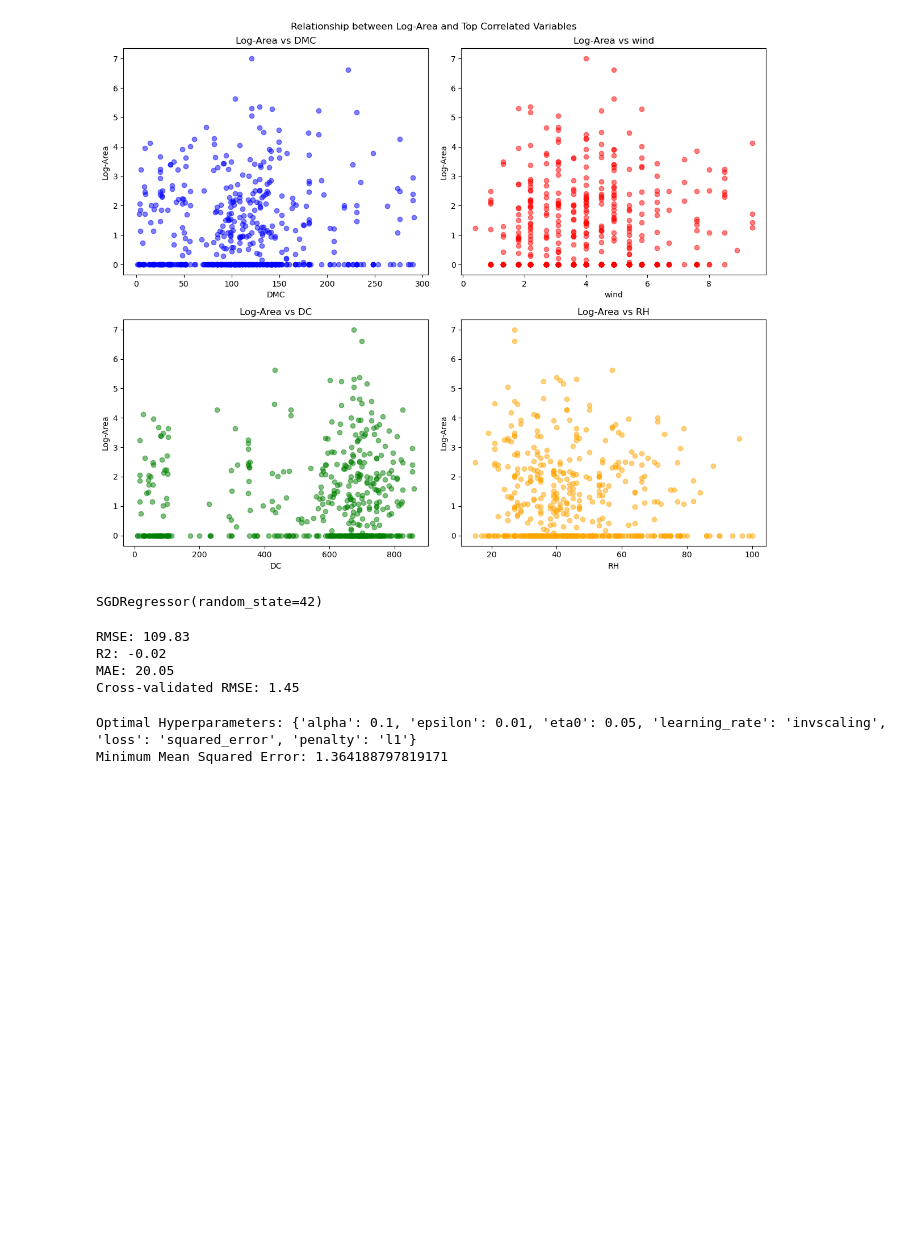
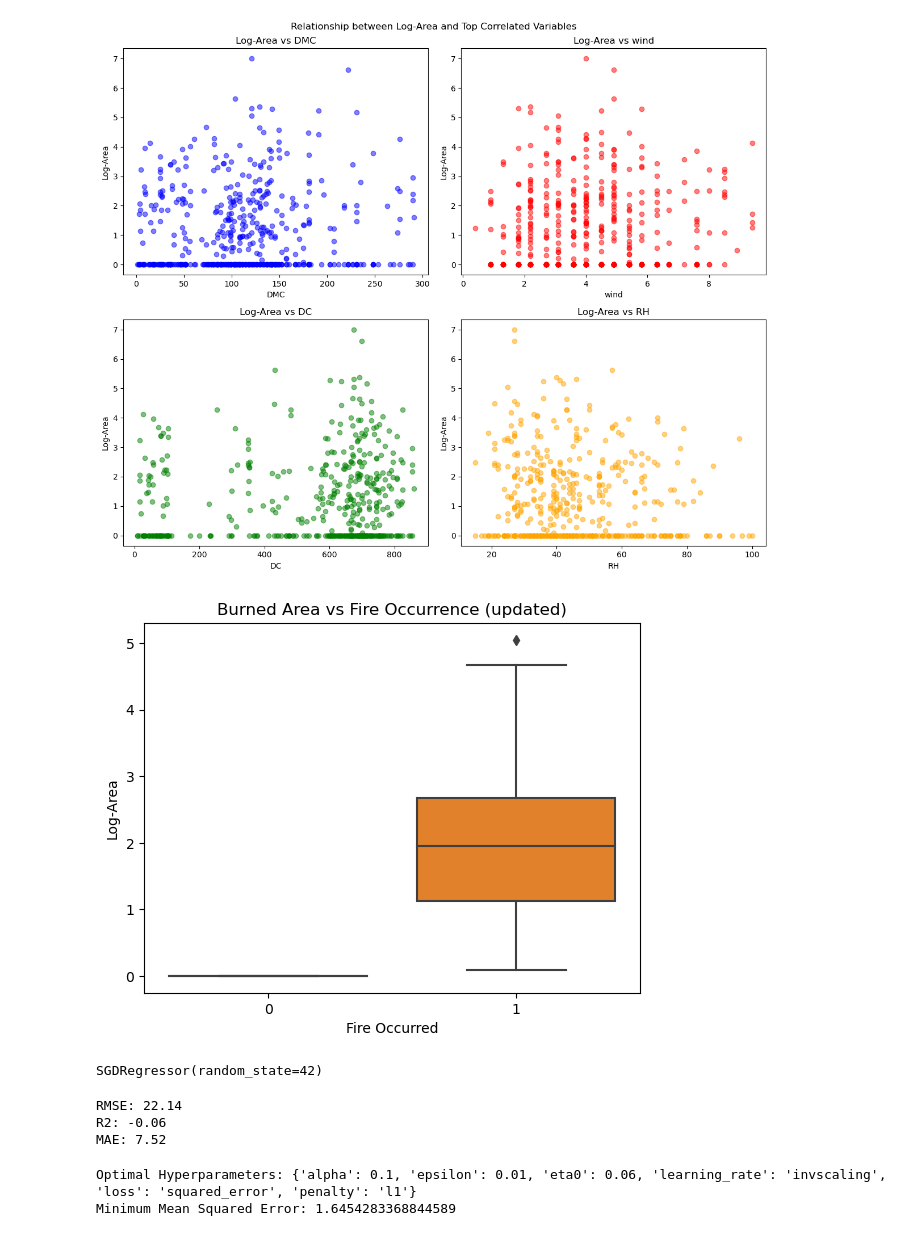
Before and after one commit to parteeksingh24/ECS171-Final-Project, a Jupyter notebook: ForestFiresProject.ipynb, the cells around one changed output. Saved outputs shown, nothing was run; the diff lists cells and outputs as text; code cells hidden in the pictures; blank space fills up the shorter version.

```diff
--- a/ForestFiresProject.ipynb
+++ b/ForestFiresProject.ipynb
@@ -155,6 +155,23 @@ plt.show()
 # %% [output]
 [figure]
 [figure]
+# %%
+# Remove outliers
+Q1 = df_forest_fires['log_area'].quantile(0.25)
+Q3 = df_forest_fires['log_area'].quantile(0.75)
+IQR = Q3 - Q1
+
+is_outlier = (df_forest_fires['log_area'] < (Q1 - 1.5 * IQR)) | (df_forest_fires['log_area'] > (Q3 + 1.5 * IQR))
+df_updated = df_forest_fires[~is_outlier]
+
+# Display boxplot again, with outliers removed
+sns.boxplot(x='fire_occurred', y='log_area', data=df_updated)
+plt.title('Burned Area vs Fire Occurrence (updated)')
+plt.xlabel('Fire Occurred')
+plt.ylabel('Log-Area')
+plt.show()
+# %% [output]
+[figure, added]
 # %%
 # Data preprocessing:
 
@@ -224,14 +241,13 @@ print(f"R2: {R2:.2f}")
 print(f"MAE: {MAE:.2f}")
 
 # Lastly, perform cross-validation
-CV_mse = -cross_val_score(gradient_descent_model, X_train_scale, y_train, cv=5, scoring='neg_mean_squared_error').mean()
-CV_rmse = np.sqrt(CV_mse)
-print(f"Cross-validated RMSE: {CV_rmse:.2f}")
+#CV_mse = -cross_val_score(gradient_descent_model, X_train_scale, y_train, cv=5, scoring='neg_mean_squared_error').mean()
+#CV_rmse = np.sqrt(CV_mse)
+#print(f"Cross-validated RMSE: {CV_rmse:.2f}")
 # %% [output]
-RMSE: 109.83
-R2: -0.02
-MAE: 20.05
-Cross-validated RMSE: 1.45
+RMSE: 22.14
+R2: -0.06
+MAE: 7.52
 # %%
 from sklearn.model_selection import GridSearchCV
 
@@ -244,13 +260,13 @@ param_grid = {
     'epsilon': [0.01, 0.02, 0.005]
 }
 
-grid = GridSearchCV(estimator=gradient_descent_model, param_grid=param_grid, scoring='neg_root_mean_squared_error', cv=5)
+grid = GridSearchCV(estimator=gradient_descent_model, param_grid=param_grid, scoring='neg_mean_squared_error', cv=5)
 grid.fit(X_train_scale, y_train)
 
 print("Optimal Hyperparameters:", grid.best_params_)
 print("Minimum Mean Squared Error:", -1 * grid.best_score_)
 # %% [output]
-Optimal Hyperparameters: {'alpha': 0.1, 'epsilon': 0.01, 'eta0': 0.05, 'learning_rate': 'invscaling', 'loss': 'squared_error', 'penalty': 'l1'}
-Minimum Mean Squared Error: 1.364188797819171
+Optimal Hyperparameters: {'alpha': 0.1, 'epsilon': 0.01, 'eta0': 0.06, 'learning_rate': 'invscaling', 'loss': 'squared_error', 'penalty': 'l1'}
+Minimum Mean Squared Error: 1.6454283368844589
 # %%
 #Use optimized parameters
```
Also changed, not shown: parts of 2 cells of this notebook.
